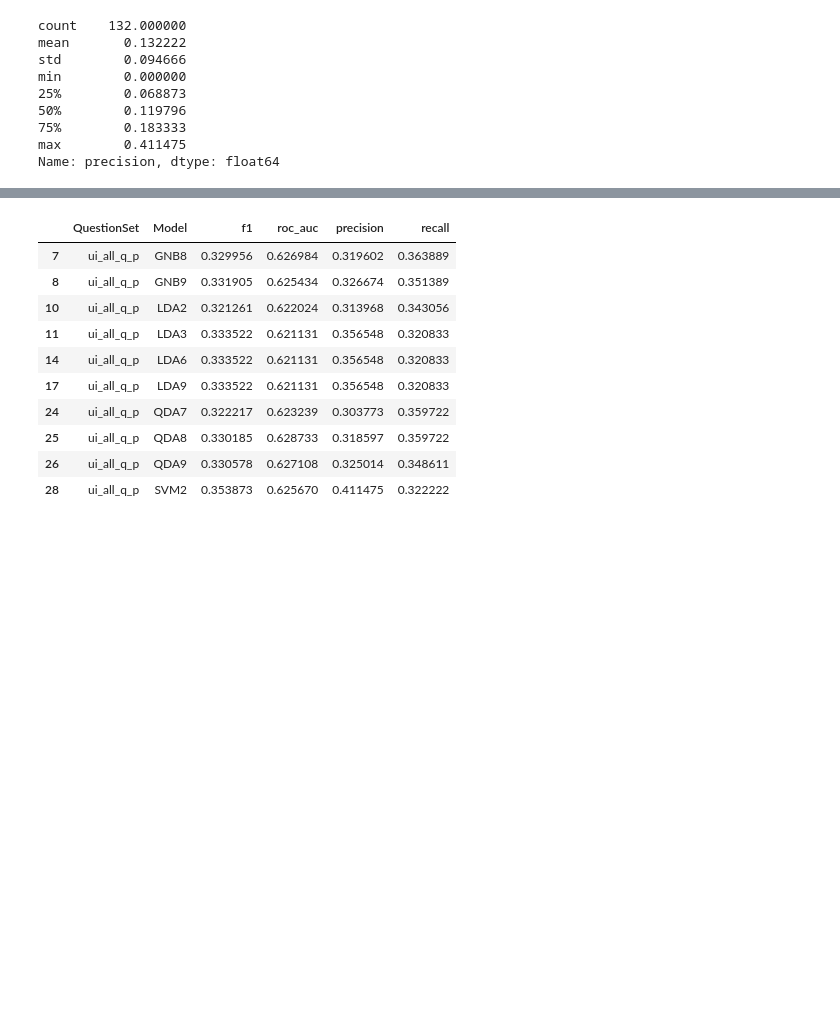
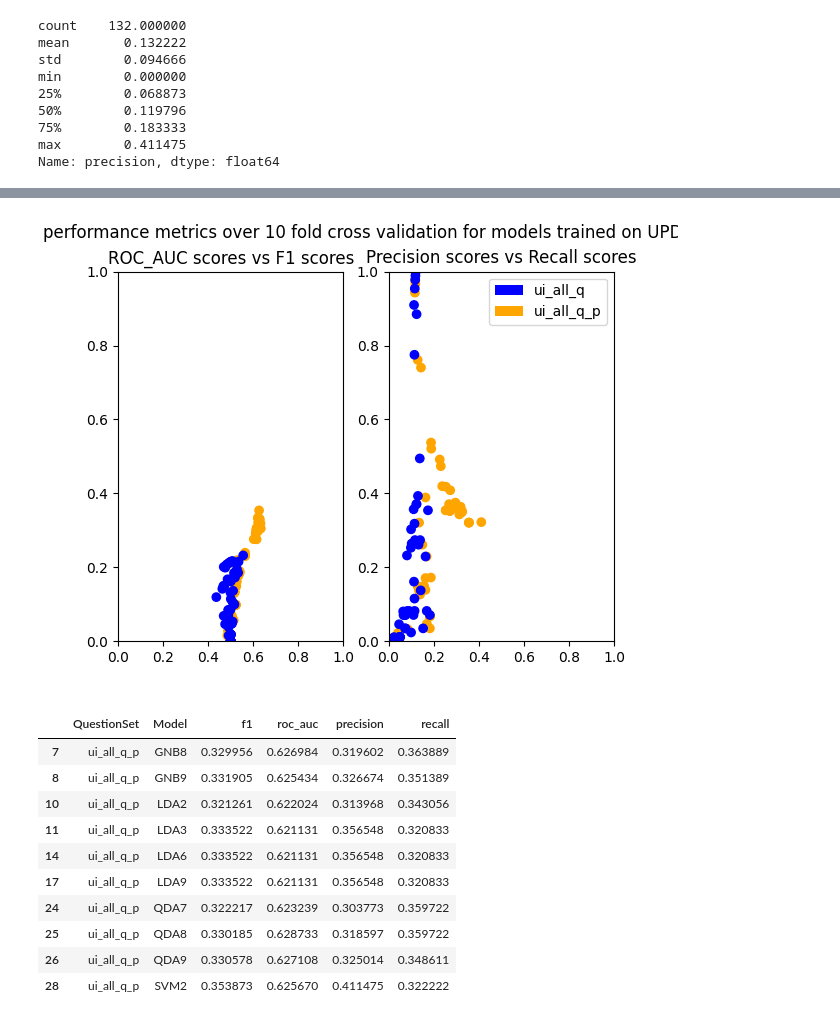
Before and after one commit to phazell-uni-work/dissertation-ppmi-jupyter-nb, a Jupyter notebook: results/ui_results.ipynb, the cells around one changed output, grey strips where cells are left out. Saved outputs shown, nothing was run; the diff lists cells and outputs as text; code cells hidden in the pictures; blank space fills up the shorter version.

```diff
--- a/results/ui_results.ipynb
+++ b/results/ui_results.ipynb
@@ -80,3 +83,36 @@ plt.show()
+# %%
+# UPDRS I plot
+
+colors = {'ui_all_q':'blue', 'ui_all_q_p':'orange'}
+
+fig = plt.figure()
+ax = fig.add_subplot(121)
+ax2 = fig.add_subplot(122)
+
+# plot 1
+ax.set_title("ROC_AUC scores vs F1 scores")
+ax.scatter(df_ui_data['roc_auc'], df_ui_data['f1'], c=df_ui_data['QuestionSet'].map(colors), label=['ui_all_q','ui_all_q_p'])
+ax.set_xlim([0,1])
+ax.set_ylim([0,1])
+
+
+# plot 2
+ax2.set_title("Precision scores vs Recall scores")
+ax2.scatter(df_ui_data['precision'], df_ui_data['recall'], c=df_ui_data['QuestionSet'].map(colors))
+ax2.set_xlim([0,1])
+ax2.set_ylim([0,1])
+
+classes = ['ui_all_q','ui_all_q_p']
+class_colours = ['blue','orange']
+recs = []
+for i in range(0,len(class_colours)):
+    recs.append(mpatches.Rectangle((0,0),1,1,fc=class_colours[i]))
+ax2.legend(recs,classes,loc=1)
+
+plt.suptitle("Averaged performance metrics over 10 fold cross validation for models trained on UPDRS I data")
+plt.show()
+# %% [output]
+[figure, added]
 # %%
 df_ui_data.query("roc_auc > 0.6 and precision > 0.3")
 
```
Also changed, not shown: parts of 2 cells of this notebook, 6 other files.
